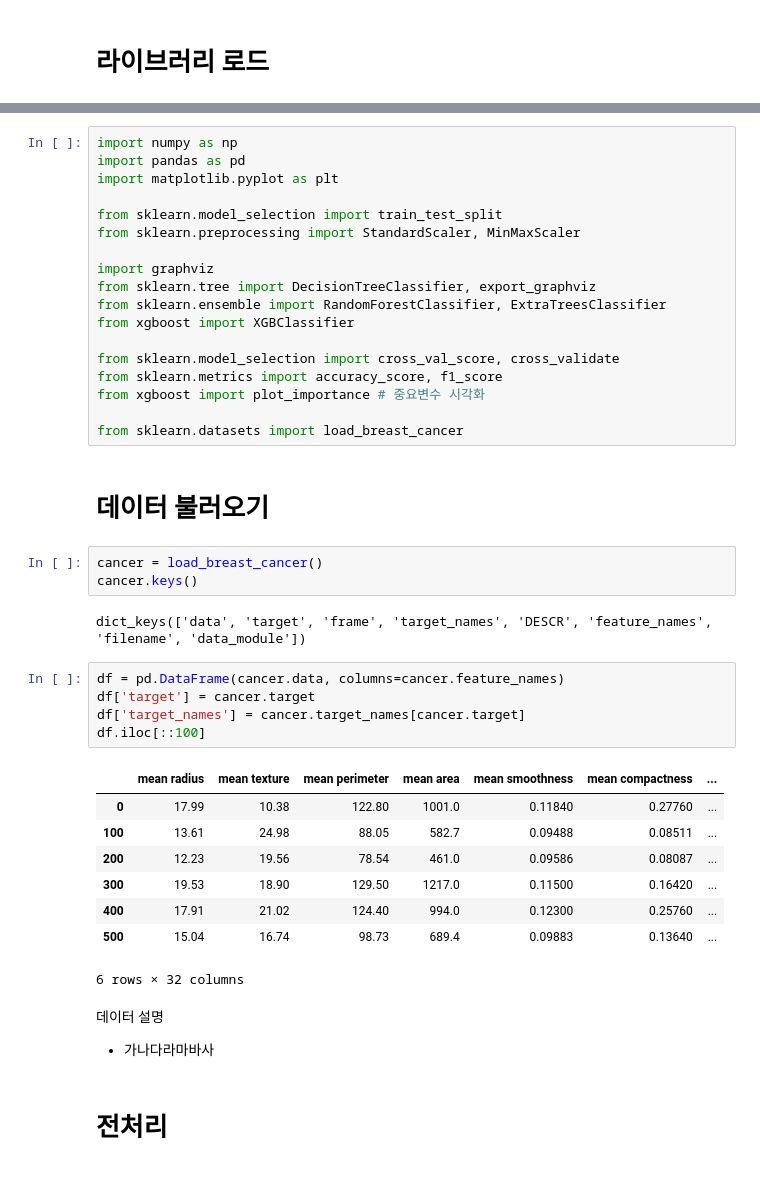
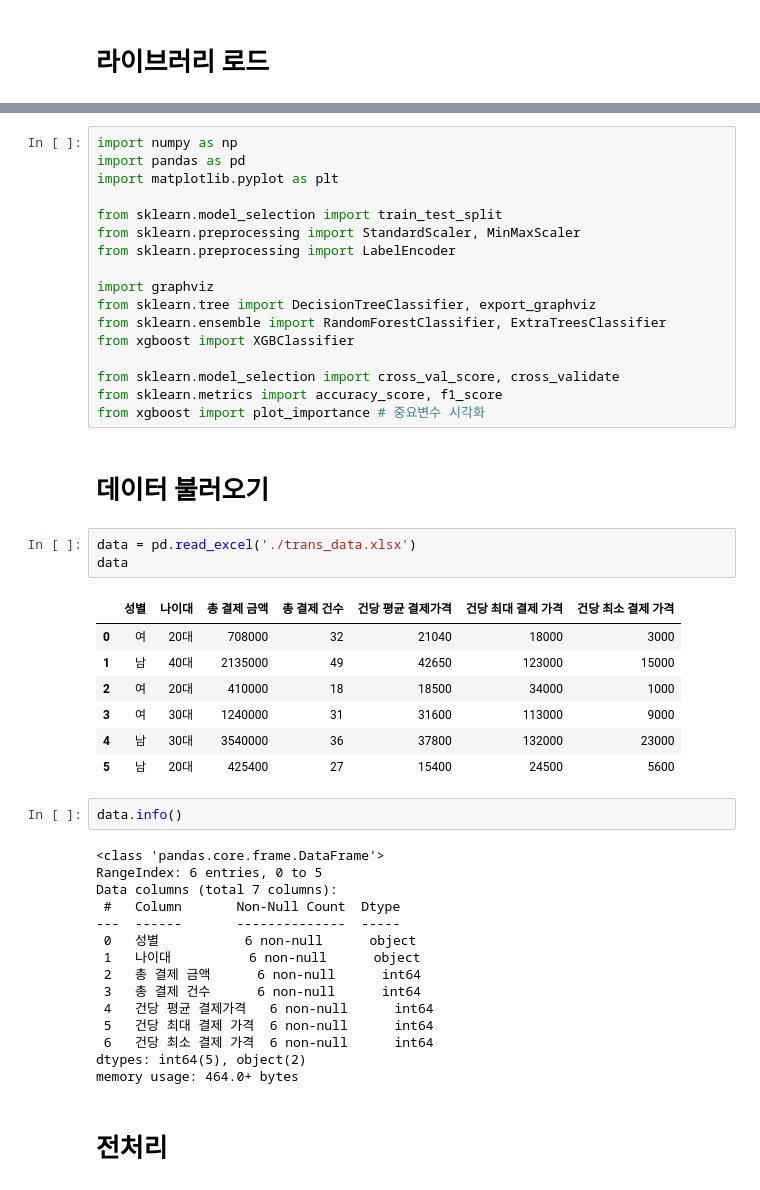
Before and after one commit to ssy0061/MyBusanTripInfo, a Jupyter notebook: MLcode/bnk_2022_termpj_basemodel.ipynb, the cells around one changed output, grey strips where cells are left out. Drawn from its saved outputs; the diff is of its cells as text.

```diff
--- a/MLcode/bnk_2022_termpj_basemodel.ipynb
+++ b/MLcode/bnk_2022_termpj_basemodel.ipynb
@@ -7,6 +49,7 @@ import matplotlib.pyplot as plt
 
 from sklearn.model_selection import train_test_split
 from sklearn.preprocessing import StandardScaler, MinMaxScaler
+from sklearn.preprocessing import LabelEncoder
 
 import graphviz
 from sklearn.tree import DecisionTreeClassifier, export_graphviz
@@ -16,32 +59,36 @@ from xgboost import XGBClassifier
 from sklearn.model_selection import cross_val_score, cross_validate
 from sklearn.metrics import accuracy_score, f1_score
 from xgboost import plot_importance # 중요변수 시각화
-
-from sklearn.datasets import load_breast_cancer
 # %% [markdown]
 # 데이터 불러오기
-# %%
-cancer = load_breast_cancer()
-cancer.keys()
-# %% [output]
-dict_keys(['data', 'target', 'frame', 'target_names', 'DESCR', 'feature_names', 'filename', 'data_module'])
-# %%
-df = pd.DataFrame(cancer.data, columns=cancer.feature_names)
-df['target'] = cancer.target
-df['target_names'] = cancer.target_names[cancer.target]
-df.iloc[::100]
-# %% [output]
-|  | mean radius | mean texture | mean perimeter | mean area | mean smoothness | mean compactness | ... |
-| 0 | 17.99 | 10.38 | 122.80 | 1001.0 | 0.11840 | 0.27760 | ... |
-| 100 | 13.61 | 24.98 | 88.05 | 582.7 | 0.09488 | 0.08511 | ... |
-| 200 | 12.23 | 19.56 | 78.54 | 461.0 | 0.09586 | 0.08087 | ... |
-| 300 | 19.53 | 18.90 | 129.50 | 1217.0 | 0.11500 | 0.16420 | ... |
-| 400 | 17.91 | 21.02 | 124.40 | 994.0 | 0.12300 | 0.25760 | ... |
-| 500 | 15.04 | 16.74 | 98.73 | 689.4 | 0.09883 | 0.13640 | ... |
-6 rows × 32 columns
-# %% [markdown]
-데이터 설명
-* 가나다라마바사
+# %%
+data = pd.read_excel('./trans_data.xlsx')
+data
+# %% [output]
+|  | 성별 | 나이대 | 총 결제 금액 | 총 결제 건수 | 건당 평균 결제가격 | 건당 최대 결제 가격 | 건당 최소 결제 가격 |
+| 0 | 여 | 20대 | 708000 | 32 | 21040 | 18000 | 3000 |
+| 1 | 남 | 40대 | 2135000 | 49 | 42650 | 123000 | 15000 |
+| 2 | 여 | 20대 | 410000 | 18 | 18500 | 34000 | 1000 |
+| 3 | 여 | 30대 | 1240000 | 31 | 31600 | 113000 | 9000 |
+| 4 | 남 | 30대 | 3540000 | 36 | 37800 | 132000 | 23000 |
+| 5 | 남 | 20대 | 425400 | 27 | 15400 | 24500 | 5600 |
+# %%
+data.info()
+# %% [output]
+<class 'pandas.core.frame.DataFrame'>
+RangeIndex: 6 entries, 0 to 5
+Data columns (total 7 columns):
+ #   Column       Non-Null Count  Dtype
+---  ------       --------------  -----
+ 0   성별           6 non-null      object
+ 1   나이대          6 non-null      object
+ 2   총 결제 금액      6 non-null      int64
+ 3   총 결제 건수      6 non-null      int64
+ 4   건당 평균 결제가격   6 non-null      int64
+ 5   건당 최대 결제 가격  6 non-null      int64
+ 6   건당 최소 결제 가격  6 non-null      int64
+dtypes: int64(5), object(2)
+memory usage: 464.0+ bytes
 # %% [markdown]
 # 전처리
 # %% [markdown]
```
Also changed, not shown: parts of 23 cells of this notebook.
